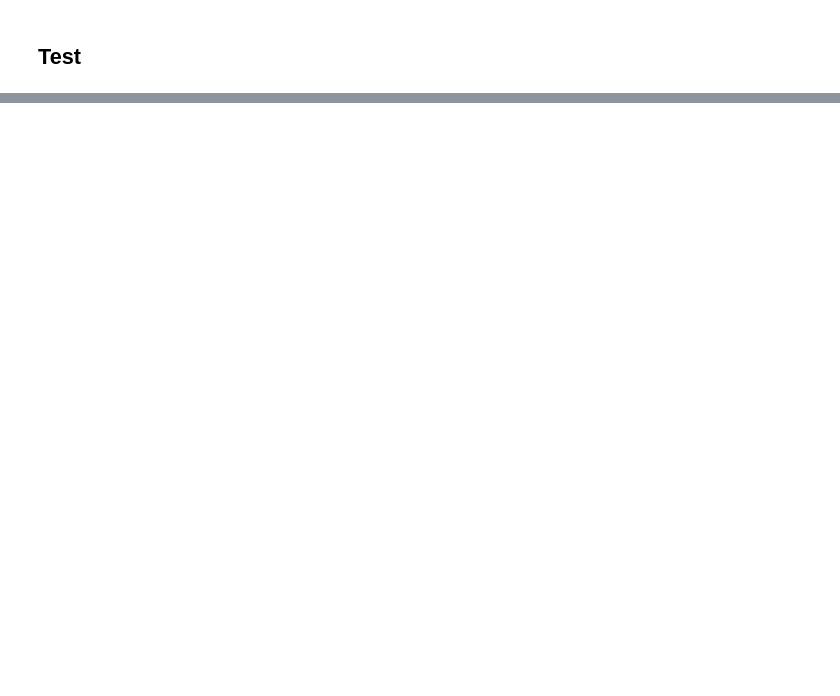
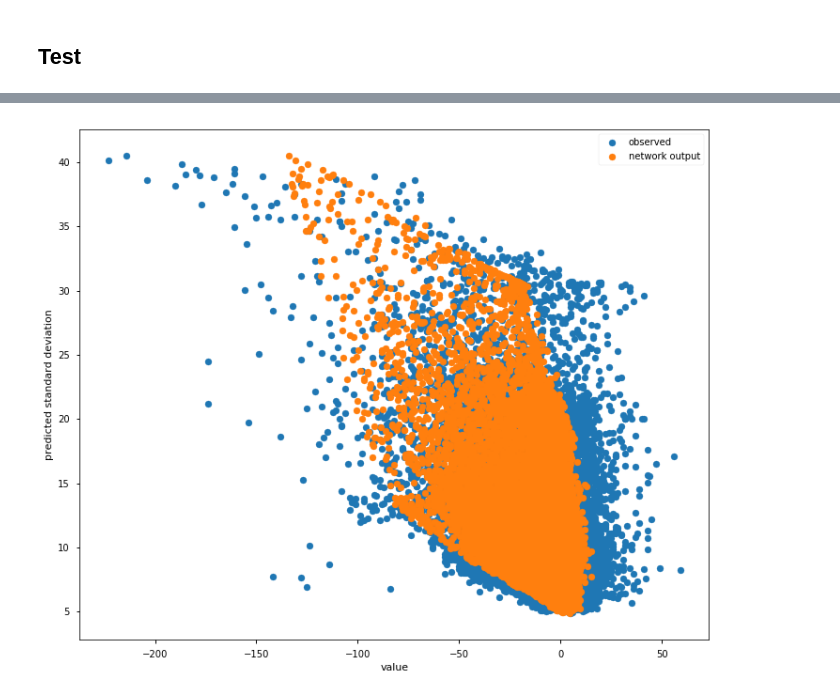
Before and after one commit to sarttiso/spaceweather, a Jupyter notebook: forecasting_multiple_coeff_BNN.ipynb, the cells around one changed output, grey strips where cells are left out. Cells and saved outputs as stored; diff of their text form; code cells hidden in the pictures; blank space fills up the shorter version.

```diff
--- a/forecasting_multiple_coeff_BNN.ipynb
+++ b/forecasting_multiple_coeff_BNN.ipynb
@@ -376,0 +452,10 @@ plt.show()
+# %%
+plt.figure(figsize=(12,10))
+plt.scatter(data_out_test, model_stds_mean, label='observed')
+plt.scatter(model_means_mean, model_stds_mean, label='network output')
+plt.xlabel('value')
+plt.ylabel('predicted standard deviation')
+plt.legend()
+plt.show()
+# %% [output]
+[figure, added]
```
Also changed, not shown: parts of 19 cells of this notebook.
